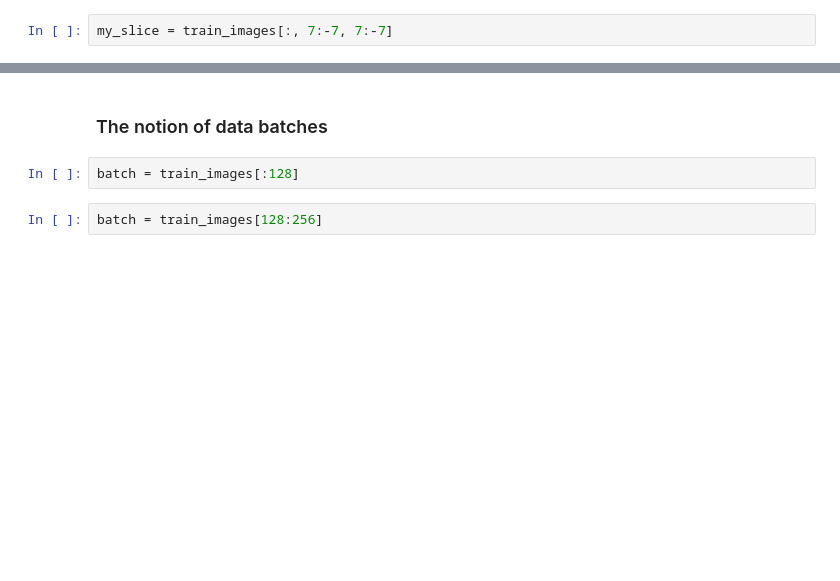
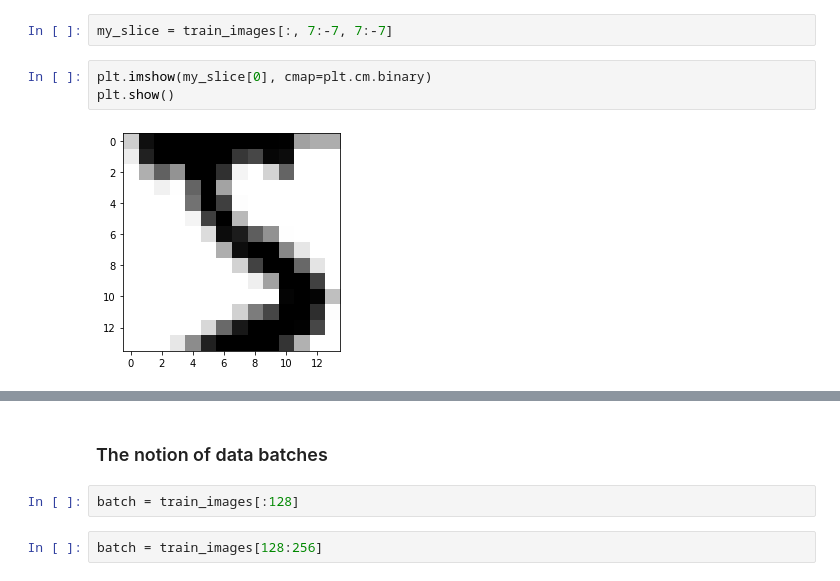
Before and after one commit to euuun00/tmp, a Jupyter notebook: chapter02_mathematical-building-blocks.ipynb, the cells around one changed output, grey strips where cells are left out. Drawn from its saved outputs; the diff is of its cells as text; blank space fills up the shorter version.

```diff
--- a/chapter02_mathematical-building-blocks.ipynb
+++ b/chapter02_mathematical-building-blocks.ipynb
@@ -210,2 +215,7 @@ my_slice = train_images[:, 14:, 14:]
 # %%
 my_slice = train_images[:, 7:-7, 7:-7]
+# %%
+plt.imshow(my_slice[0], cmap=plt.cm.binary)
+plt.show()
+# %% [output]
+[figure, added]
```
Also changed, not shown: parts of 12 cells of this notebook.
